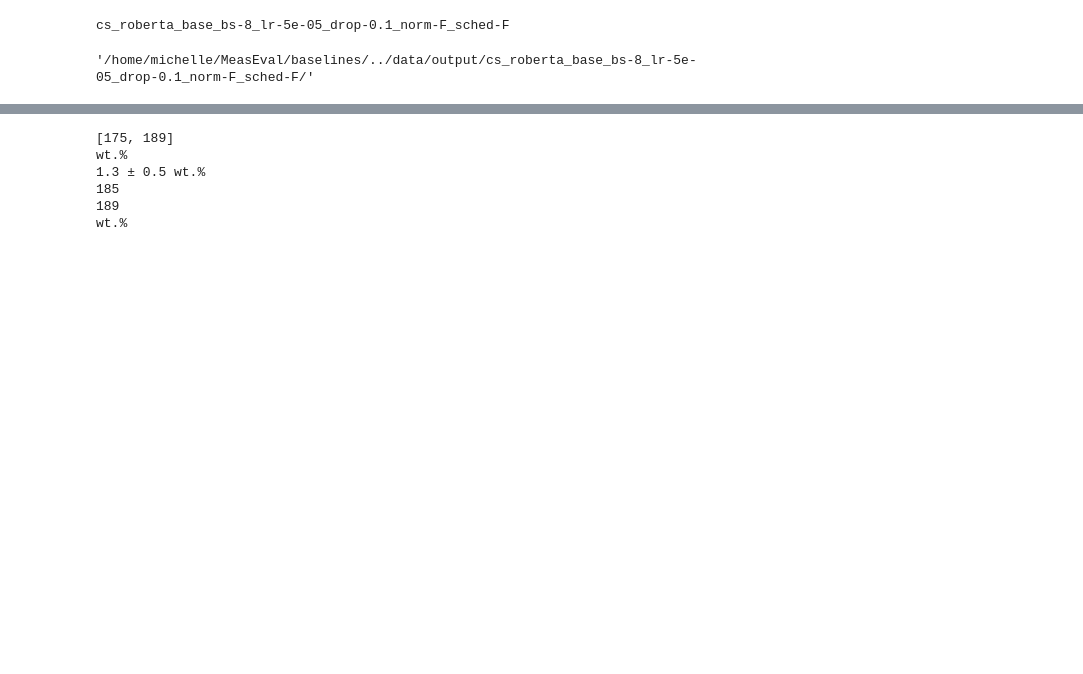
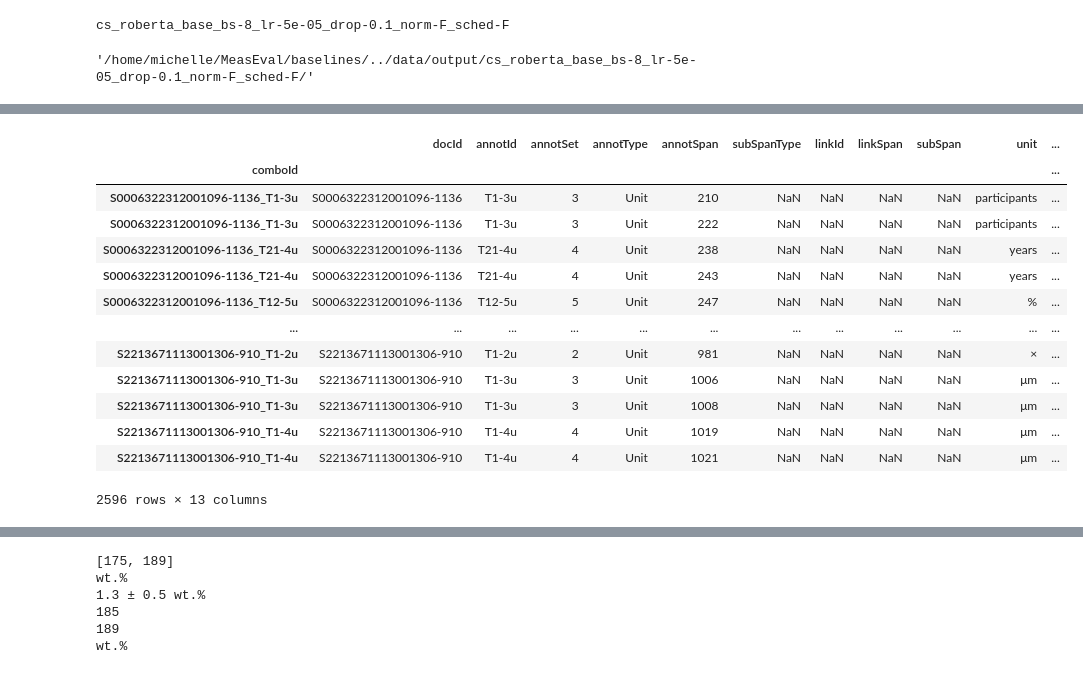
Before and after one commit to sams-data/MeasEval, a Jupyter notebook: baselines/batch_doc_pipeline.ipynb, the cells around one changed output, grey strips where cells are left out. Drawn from its saved outputs; the diff is of its cells as text; code cells hidden in the pictures; blank space fills up the shorter version.

```diff
--- a/baselines/batch_doc_pipeline.ipynb
+++ b/baselines/batch_doc_pipeline.ipynb
@@ -416,0 +503,17 @@ UnboundLocalError: local variable 'unit_start' referenced before assignment
+# %%
+newdf
+# %% [output]
+|  | docId | annotId | annotSet | annotType | annotSpan | subSpanType | linkId | linkSpan | subSpan | unit | ... |
+| comboId |  |  |  |  |  |  |  |  |  |  | ... |
+| S0006322312001096-1136_T1-3u | S0006322312001096-1136 | T1-3u | 3 | Unit | 210 | NaN | NaN | NaN | NaN | participants | ... |
+| S0006322312001096-1136_T1-3u | S0006322312001096-1136 | T1-3u | 3 | Unit | 222 | NaN | NaN | NaN | NaN | participants | ... |
+| S0006322312001096-1136_T21-4u | S0006322312001096-1136 | T21-4u | 4 | Unit | 238 | NaN | NaN | NaN | NaN | years | ... |
+| S0006322312001096-1136_T21-4u | S0006322312001096-1136 | T21-4u | 4 | Unit | 243 | NaN | NaN | NaN | NaN | years | ... |
+| S0006322312001096-1136_T12-5u | S0006322312001096-1136 | T12-5u | 5 | Unit | 247 | NaN | NaN | NaN | NaN | % | ... |
+| ... | ... | ... | ... | ... | ... | ... | ... | ... | ... | ... | ... |
+| S2213671113001306-910_T1-2u | S2213671113001306-910 | T1-2u | 2 | Unit | 981 | NaN | NaN | NaN | NaN | × | ... |
+| S2213671113001306-910_T1-3u | S2213671113001306-910 | T1-3u | 3 | Unit | 1006 | NaN | NaN | NaN | NaN | μm | ... |
+| S2213671113001306-910_T1-3u | S2213671113001306-910 | T1-3u | 3 | Unit | 1008 | NaN | NaN | NaN | NaN | μm | ... |
+| S2213671113001306-910_T1-4u | S2213671113001306-910 | T1-4u | 4 | Unit | 1019 | NaN | NaN | NaN | NaN | μm | ... |
+| S2213671113001306-910_T1-4u | S2213671113001306-910 | T1-4u | 4 | Unit | 1021 | NaN | NaN | NaN | NaN | μm | ... |
+2596 rows × 13 columns
```
Also changed, not shown: parts of 9 cells of this notebook.
